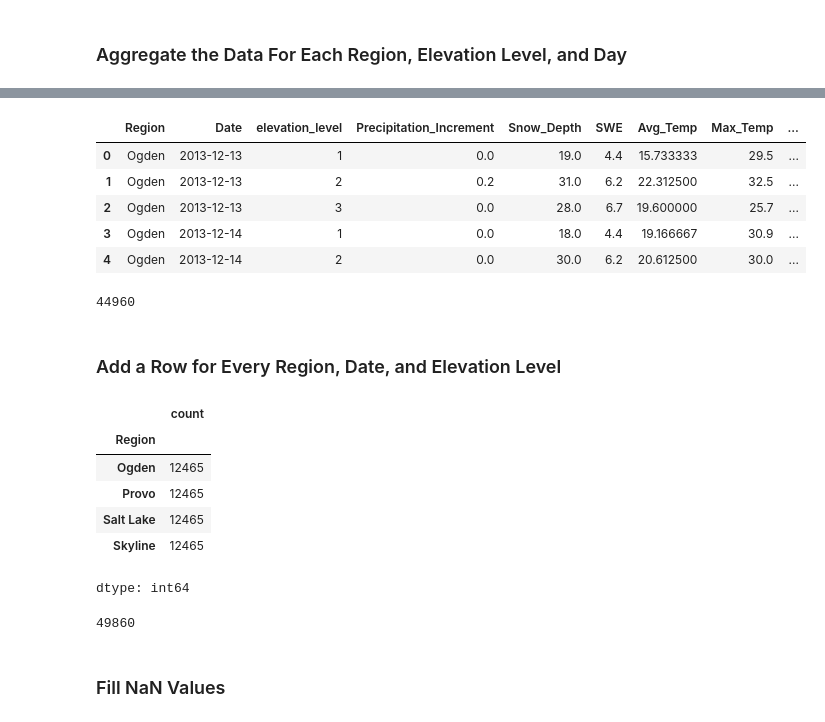
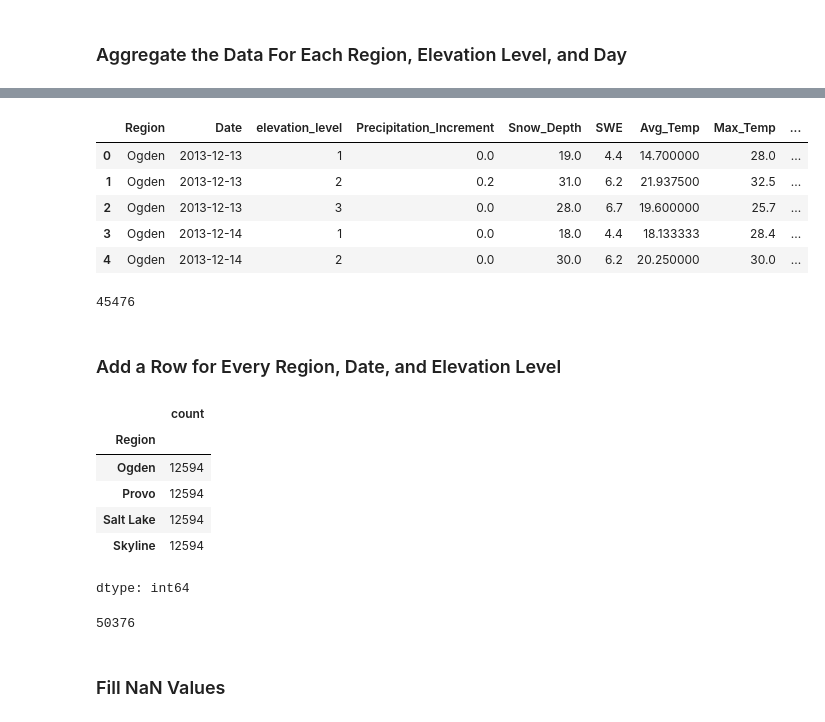
Before and after one commit to dallinmoore/avalanche-forecasting, a Jupyter notebook: main_notebook.ipynb, the cells around one changed output, grey strips where cells are left out. Drawn from its saved outputs; the diff is of its cells as text; code cells hidden in the pictures.

```diff
--- a/main_notebook.ipynb
+++ b/main_notebook.ipynb
@@ -500,7 +511,8 @@ def fetch_all_snotel_data( ids, elements, start_date, end_date=date.today().strf
 
 
 
-snotel_df_ts = fetch_all_snotel_data(unique_ids, snotel_elements, "2013-12-13")
+snotel_df_ts_raw = fetch_all_snotel_data(unique_ids, snotel_elements, "2013-12-13")
+snotel_df_ts = snotel_df_ts_raw.copy()
 snotel_df_ts.head()
 # %% [output]
 Fetching daily SNOTEL data for 86 stations…
@@ -543,8 +568,13 @@ There appears to be a bad wind reading at station 828 on 2024-12-04.
 # %%
 # Identify the rows you want to modify
 mask = (snotel_df_ts["Avg_Wind_Speed"] <= -99)
+snotel_df_ts.loc[mask, ["Avg_Wind_Speed", "Max_Wind_Speed"]] = np.nan
 
-# Set specific columns to NaN
-snotel_df_ts.loc[mask, ["Avg_Wind_Direction", "Avg_Wind_Speed", "Max_Wind_Speed"]] = np.nan
+mask = (snotel_df_ts["Max_Temp"] <= -140)
+snotel_df_ts.loc[mask, ["Avg_Temp", "Max_Temp", "Min_Temp"]] = np.nan
+
+mask = ((snotel_df_ts["Avg_Wind_Direction"] > 360) | (snotel_df_ts["Avg_Wind_Direction"] < 0))
+snotel_df_ts.loc[mask, ["Avg_Wind_Direction"]] = np.nan
+
 snotel_df_ts.describe()
 # %% [output]
@@ -563,0 +596,6 @@ len(snotel_df_ts)
+# %%
+snotel_df_ts["Avg_Wind_Direction_sin"] = np.sin(np.deg2rad(snotel_df_ts["Avg_Wind_Direction"]))
+snotel_df_ts["Avg_Wind_Direction_cos"] = np.cos(np.deg2rad(snotel_df_ts["Avg_Wind_Direction"]))
+
+snotel_df_ts = snotel_df_ts.drop(columns=["Avg_Wind_Direction"])        # keep only sin / cos
+snotel_df_ts.sort_values("Avg_Wind_Direction_sin").head()
@@ -565,6 +610,7 @@ len(snotel_df_ts)
 ## Combine the Metadata with Time-series Data
 # %%
 snotel_df["stationId"] = snotel_df["stationId"].astype(int)
+snotel_df_ts["stationId"] = snotel_df_ts["stationId"].astype(int)
 snotel_df["stationId"].head()
 # %% [output]
 |  | stationId |
@@ -647,37 +693,50 @@ snotel_dataset.head()
 # %%
+# Custom aggregation functions for cyclical variables
+def circular_mean_sin(series):
+    """Calculate circular mean for sin component"""
+    angles = np.arctan2(series, snotel_dataset['Avg_Wind_Direction_cos'].loc[series.index])
+    return np.sin(np.mean(angles))
+
+def circular_mean_cos(series):
+    """Calculate circular mean for cos component"""
+    angles = np.arctan2(snotel_dataset['Avg_Wind_Direction_sin'].loc[series.index], series)
+    return np.cos(np.mean(angles))
+
 # Define which columns to aggregate and how
 agg_map = {
     'Precipitation_Increment': 'max',
-    'Snow_Depth':            'max',
-    'SWE':                   'max',
-    'Avg_Temp':              'mean',
-    'Max_Temp':              'max',
-    'Min_Temp':              'min',
-    'Snow_Density':          'mean',
-    'Avg_Wind_Direction':    'max', # while not ideal, there are not multiple stations in any of the regions but max w
-    'Avg_Wind_Speed':        'mean',
-    'Max_Wind_Speed':        'max'
+    'Snow_Depth':              'max',
+    'SWE':                     'max',
+    'Avg_Temp':                'mean',
+    'Max_Temp':                'max',
+    'Min_Temp':                'min',
+    'Snow_Density':            'mean',
+    'Avg_Wind_Direction_sin':  circular_mean_sin,
+    'Avg_Wind_Direction_cos':  circular_mean_cos,
+    'Avg_Wind_Speed':          'mean',
+    'Max_Wind_Speed':          'max'
 }
 
 # Perform the aggregation
 snotel_dataset_agg = (
     snotel_dataset
     .groupby(['Region', 'Date', 'elevation_level'], as_index=False)
     .agg(agg_map)
+    .sort_values(['Region', 'Date', 'elevation_level'])
 )
 
 snotel_dataset_agg.sort_values(['Region', 'Date', 'elevation_level']).head()
 # %% [output]
 |  | Region | Date | elevation_level | Precipitation_Increment | Snow_Depth | SWE | Avg_Temp | Max_Temp | ... |
-| 0 | Ogden | 2013-12-13 | 1 | 0.0 | 19.0 | 4.4 | 15.733333 | 29.5 | ... |
-| 1 | Ogden | 2013-12-13 | 2 | 0.2 | 31.0 | 6.2 | 22.312500 | 32.5 | ... |
+| 0 | Ogden | 2013-12-13 | 1 | 0.0 | 19.0 | 4.4 | 14.700000 | 28.0 | ... |
+| 1 | Ogden | 2013-12-13 | 2 | 0.2 | 31.0 | 6.2 | 21.937500 | 32.5 | ... |
 | 2 | Ogden | 2013-12-13 | 3 | 0.0 | 28.0 | 6.7 | 19.600000 | 25.7 | ... |
-| 3 | Ogden | 2013-12-14 | 1 | 0.0 | 18.0 | 4.4 | 19.166667 | 30.9 | ... |
-| 4 | Ogden | 2013-12-14 | 2 | 0.0 | 30.0 | 6.2 | 20.612500 | 30.0 | ... |
+| 3 | Ogden | 2013-12-14 | 1 | 0.0 | 18.0 | 4.4 | 18.133333 | 28.4 | ... |
+| 4 | Ogden | 2013-12-14 | 2 | 0.0 | 30.0 | 6.2 | 20.250000 | 30.0 | ... |
 # %%
 len(snotel_dataset_agg)
 # %% [output]
-44960
+45476
 # %% [markdown]
 ### Add a Row for Every Region, Date, and Elevation Level
 # %%
@@ -745,15 +804,15 @@ snotel_dataset_agg["Region"].value_counts()
 # %% [output]
 |  | count |
 | Region |  |
-| Ogden | 12465 |
-| Provo | 12465 |
-| Salt Lake | 12465 |
-| Skyline | 12465 |
+| Ogden | 12594 |
+| Provo | 12594 |
+| Salt Lake | 12594 |
+| Skyline | 12594 |
 dtype: int64
 # %%
 len(snotel_dataset_agg)
 # %% [output]
-49860
+50376
 # %% [markdown]
 ### Fill NaN Values
 # %%
```
Also changed, not shown: parts of 67 cells of this notebook.
